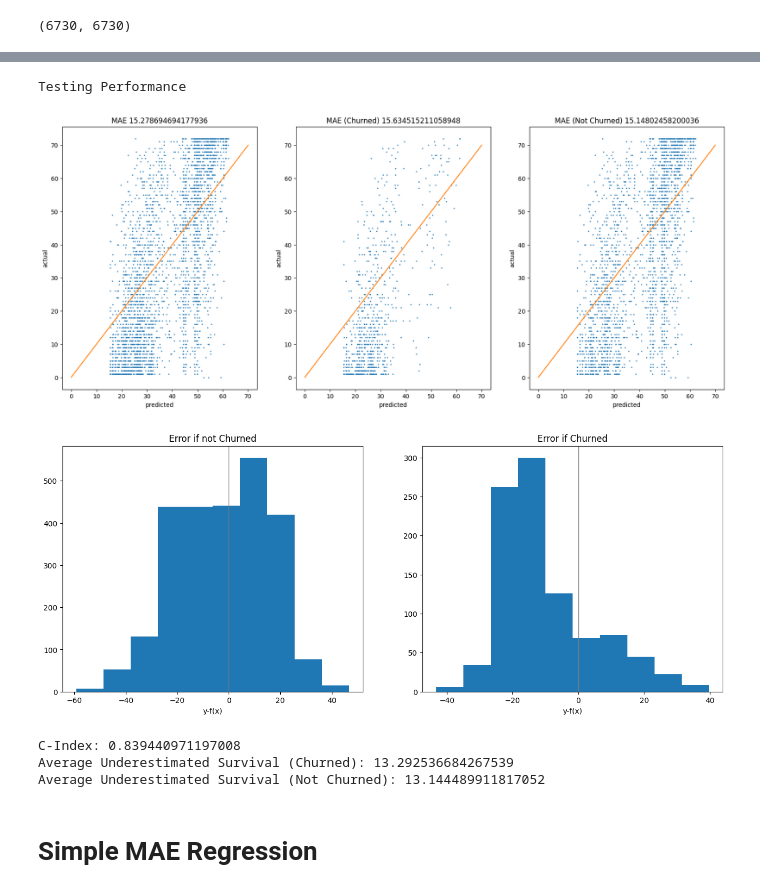
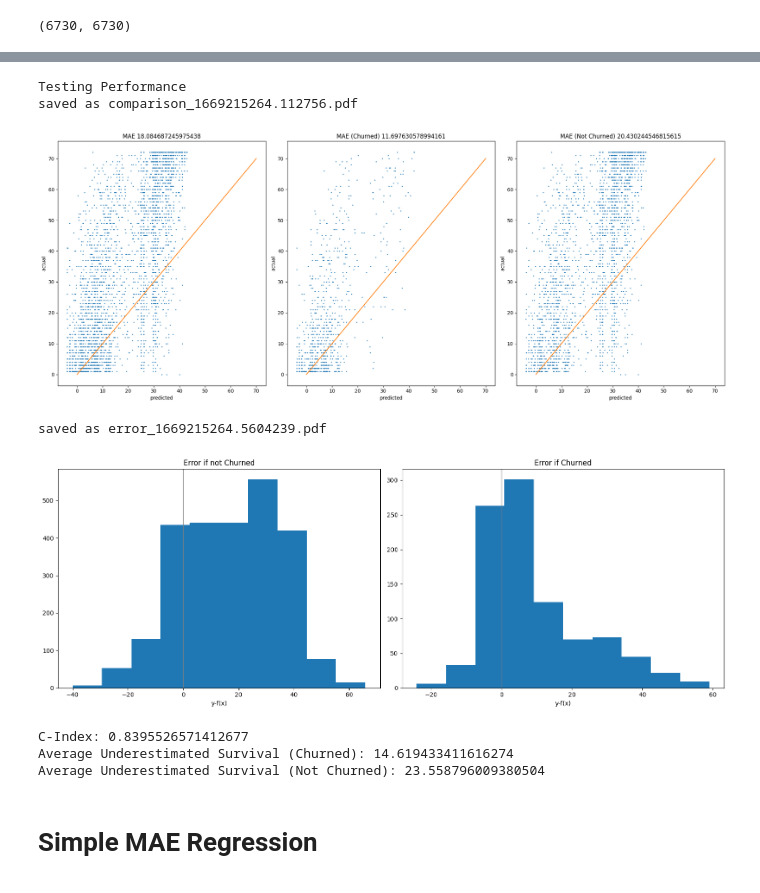
Before and after one commit to CharlieLeee/cvx_opt_projects, a Jupyter notebook: Project 1/skeleton_Python.ipynb, the cells around one changed output, grey strips where cells are left out. Cells and saved outputs as stored; diff of their text form; code cells hidden in the pictures.

```diff
--- a/Project 1/skeleton_Python.ipynb
+++ b/Project 1/skeleton_Python.ipynb
@@ -238,4 +227,5 @@ array([-0.48930695,  0.3321059 ,  2.22820494,  0.07285509, -1.46173602,
 # %%
+alpha = alpha.value
 gamma = gamma.value
 beta = beta.value
 # %%
@@ -245,0 +236,14 @@ idx.sum()
+# %%
+# omega = omega_1 + omega_2
+# process beta and gamma and map value lower than tolerance to 0
+for idx, val in enumerate(beta):
+    if abs(val) < tolerance:
+        beta[idx] = 0
+for idx, val in enumerate(gamma):
+    if abs(val) < tolerance:
+        gamma[idx] = 0
+omega_1 = alpha.dot(X_comp - X_comp_bar)
+omega_2 = (beta - Z@gamma).dot(X_train)
+omega = omega_1 + omega_2
+print('omega in the regression is:')
+omega
@@ -272,15 +281,17 @@ prediction = b + X_test @ omega
 # %%
 print('Testing Performance')
 # plot the test performance
-plot_results(y_test, prediction, z_test, save=False)
+plot_results(y_test, prediction, z_test, save=True)
 compute_metrics(y_test, prediction, z_test)
 # %% [output]
 Testing Performance
+saved as comparison_1669215264.112756.pdf
-[figure, old version]
+[figure, new version]
+saved as error_1669215264.5604239.pdf
-[figure, old version]
+[figure, new version]
-C-Index: 0.839440971197008
-Average Underestimated Survival (Churned): 13.292536684267539
-Average Underestimated Survival (Not Churned): 13.144489911817052
+C-Index: 0.8395526571412677
+Average Underestimated Survival (Churned): 14.619433411616274
+Average Underestimated Survival (Not Churned): 23.558796009380504
 # %% [markdown]
 # Simple MAE Regression
 # %%
```
Also changed, not shown: parts of 12 cells of this notebook, 1 other file.
